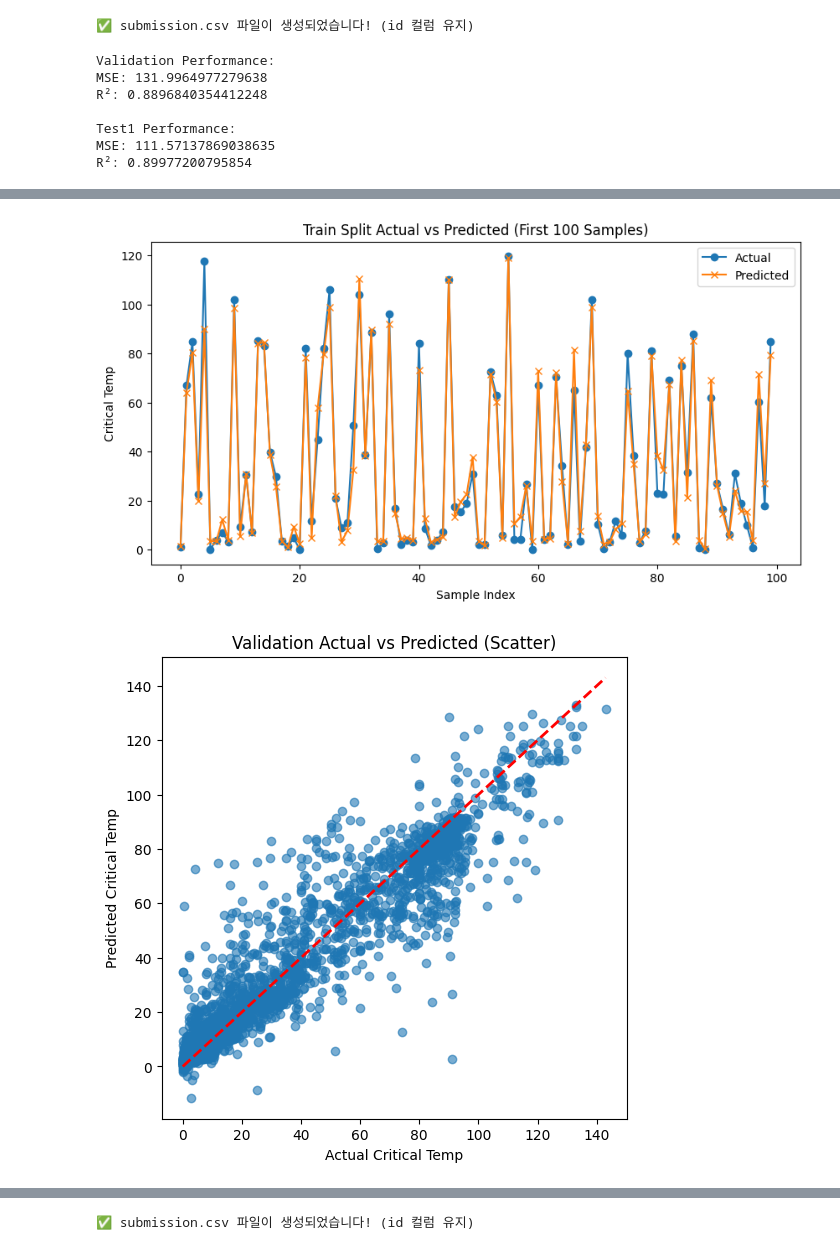
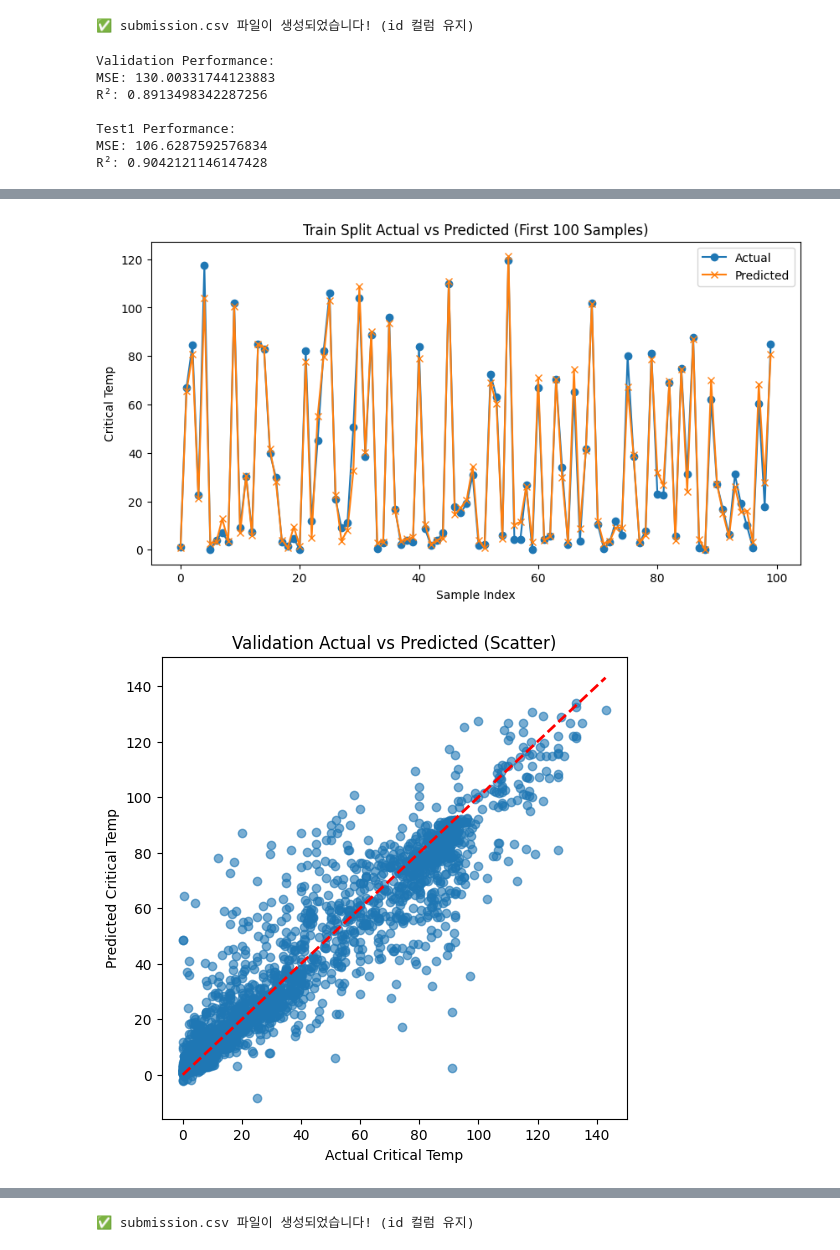
Before and after one commit to AI-Lab-2025-2-3rd/ai-project-myth, a Jupyter notebook: superconductor.ipynb, the cells around one changed output, grey strips where cells are left out. Drawn from its saved outputs; the diff is of its cells as text; code cells hidden in the pictures.

```diff
--- a/superconductor.ipynb
+++ b/superconductor.ipynb
@@ -522,7 +522,7 @@ import matplotlib.pyplot as plt
 gbr_model = GradientBoostingRegressor(
     n_estimators=500,      # 트리 개수
     learning_rate=0.05,    # 학습률
-    max_depth=5,           # 트리 깊이
+    max_depth=6,           # 트리 깊이
     random_state=42
 )
 gbr_model.fit(X_train_split, Y_train_split)
@@ -576,9 +576,9 @@ plot_actual_vs_pred(Y_val, Y_val_pred, title_prefix="Validation")
 plot_actual_vs_pred(Y_test1, Y_test1_pred, title_prefix="Test1")
 # %% [output]
 Validation Performance:
-MSE: 131.9964977279638
-R²: 0.8896840354412248
+MSE: 130.00331744123883
+R²: 0.8913498342287256
 
 Test1 Performance:
-MSE: 111.57137869038635
-R²: 0.89977200795854
+MSE: 106.6287592576834
+R²: 0.9042121146147428
@@ -586,2 +586,2 @@ R²: 0.89977200795854
-[figure, old version]
+[figure, new version]
-[figure, old version]
+[figure, new version]
```
Also changed, not shown: parts of 1 cell of this notebook.
